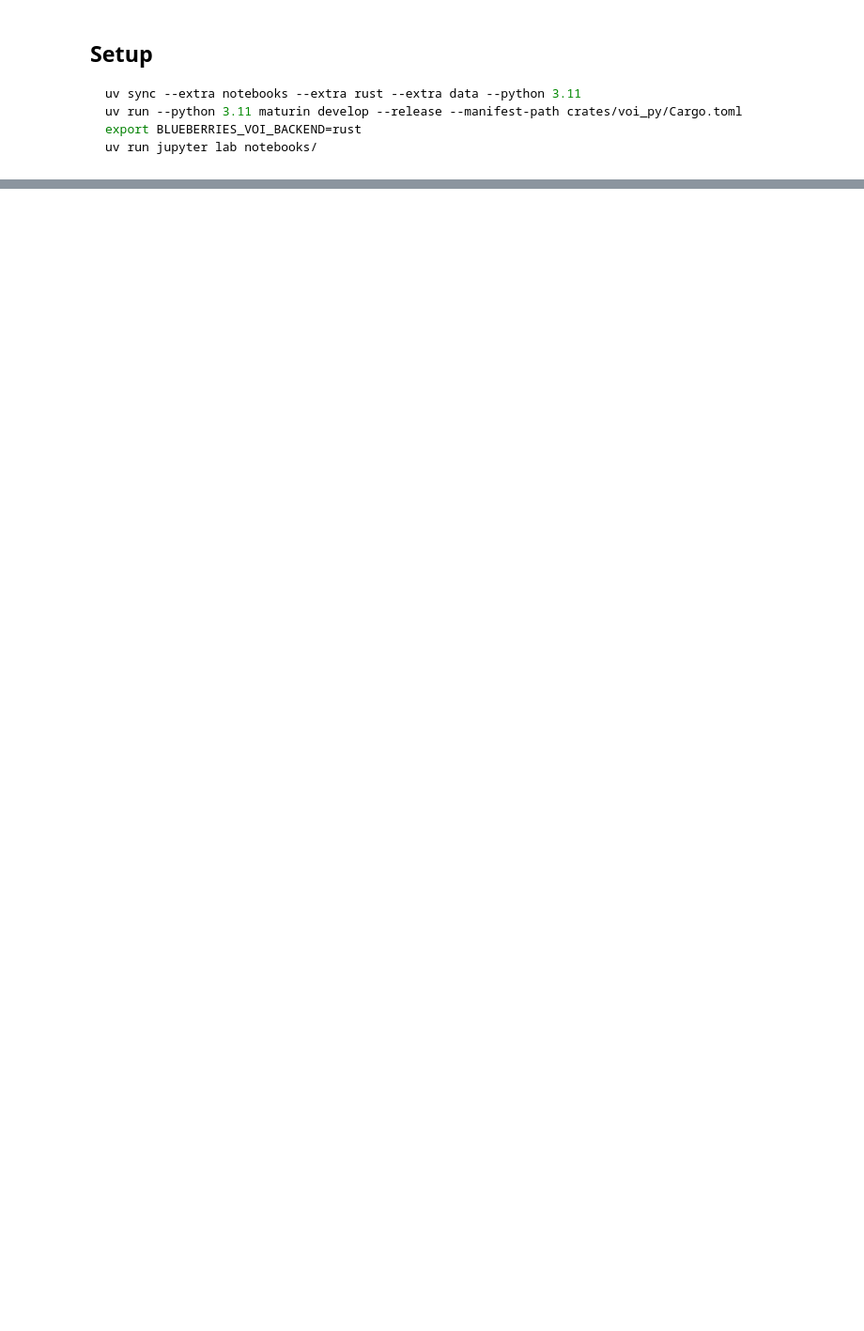
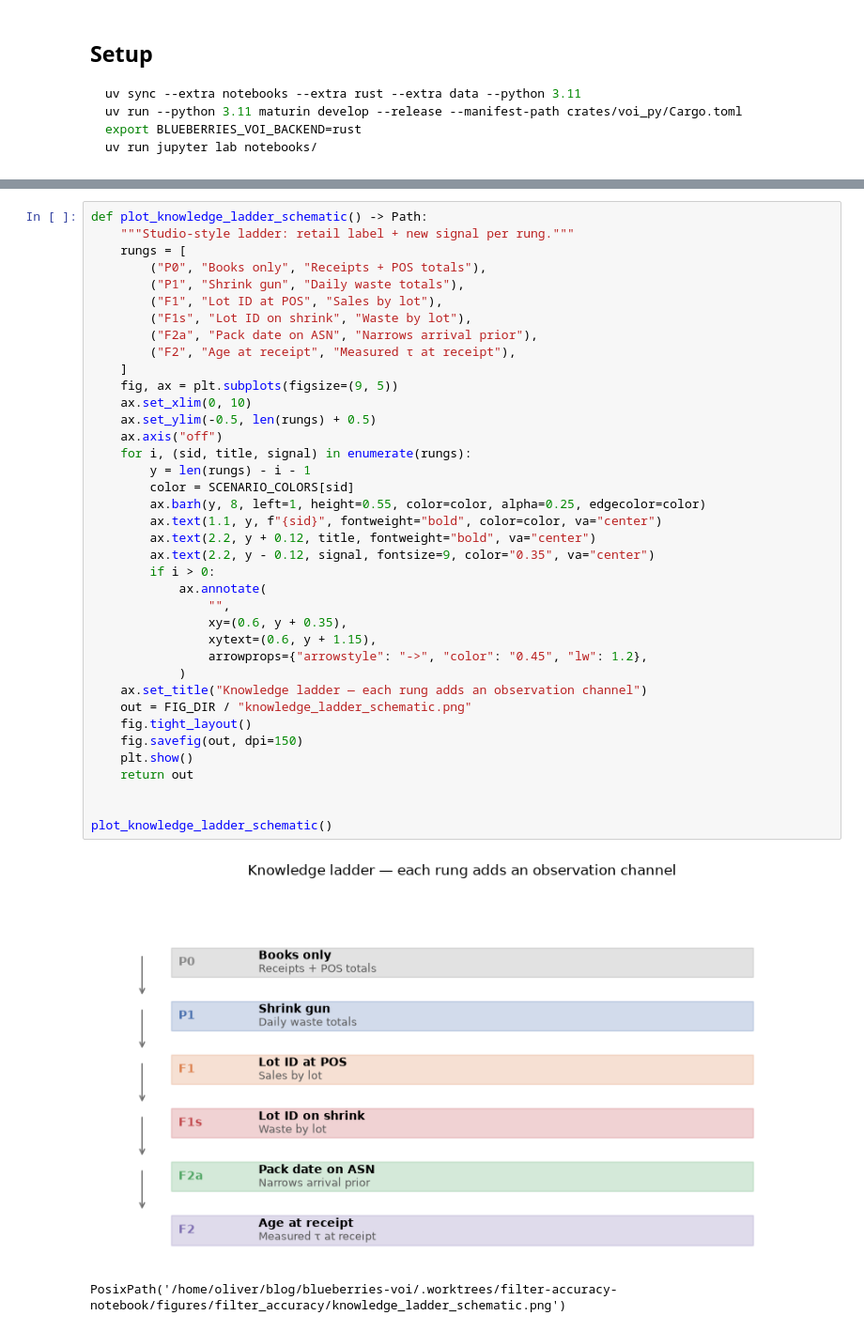
Before and after one commit to OliverEvans96/blueberries-voi, a Jupyter notebook: notebooks/13_filter_accuracy_knowledge_ladder.ipynb, the cells around one changed output, grey strips where cells are left out. Shown at 94% size. Cells and saved outputs as stored; diff of their text form; blank space fills up the shorter version.

```diff
--- a/notebooks/13_filter_accuracy_knowledge_ladder.ipynb
+++ b/notebooks/13_filter_accuracy_knowledge_ladder.ipynb
@@ -74,0 +112,41 @@ B-state is not an `EngineSession` chip (oracle bypass). `live_lots` is our physi
+# %%
+def plot_knowledge_ladder_schematic() -> Path:
+    """Studio-style ladder: retail label + new signal per rung."""
+    rungs = [
+        ("P0", "Books only", "Receipts + POS totals"),
+        ("P1", "Shrink gun", "Daily waste totals"),
+        ("F1", "Lot ID at POS", "Sales by lot"),
+        ("F1s", "Lot ID on shrink", "Waste by lot"),
+        ("F2a", "Pack date on ASN", "Narrows arrival prior"),
+        ("F2", "Age at receipt", "Measured τ at receipt"),
+    ]
+    fig, ax = plt.subplots(figsize=(9, 5))
+    ax.set_xlim(0, 10)
+    ax.set_ylim(-0.5, len(rungs) + 0.5)
+    ax.axis("off")
+    for i, (sid, title, signal) in enumerate(rungs):
+        y = len(rungs) - i - 1
+        color = SCENARIO_COLORS[sid]
+        ax.barh(y, 8, left=1, height=0.55, color=color, alpha=0.25, edgecolor=color)
+        ax.text(1.1, y, f"{sid}", fontweight="bold", color=color, va="center")
+        ax.text(2.2, y + 0.12, title, fontweight="bold", va="center")
+        ax.text(2.2, y - 0.12, signal, fontsize=9, color="0.35", va="center")
+        if i > 0:
+            ax.annotate(
+                "",
+                xy=(0.6, y + 0.35),
+                xytext=(0.6, y + 1.15),
+                arrowprops={"arrowstyle": "->", "color": "0.45", "lw": 1.2},
+            )
+    ax.set_title("Knowledge ladder — each rung adds an observation channel")
+    out = FIG_DIR / "knowledge_ladder_schematic.png"
+    fig.tight_layout()
+    fig.savefig(out, dpi=150)
+    plt.show()
+    return out
+
+
+plot_knowledge_ladder_schematic()
+# %% [output]
+[figure, added]
+PosixPath('/home/oliver/blog/blueberries-voi/.worktrees/filter-accuracy-notebook/figures/filter_accuracy/knowledge_ladder_schematic.png')
```
Also changed, not shown: parts of 30 cells of this notebook, 2 other files.
